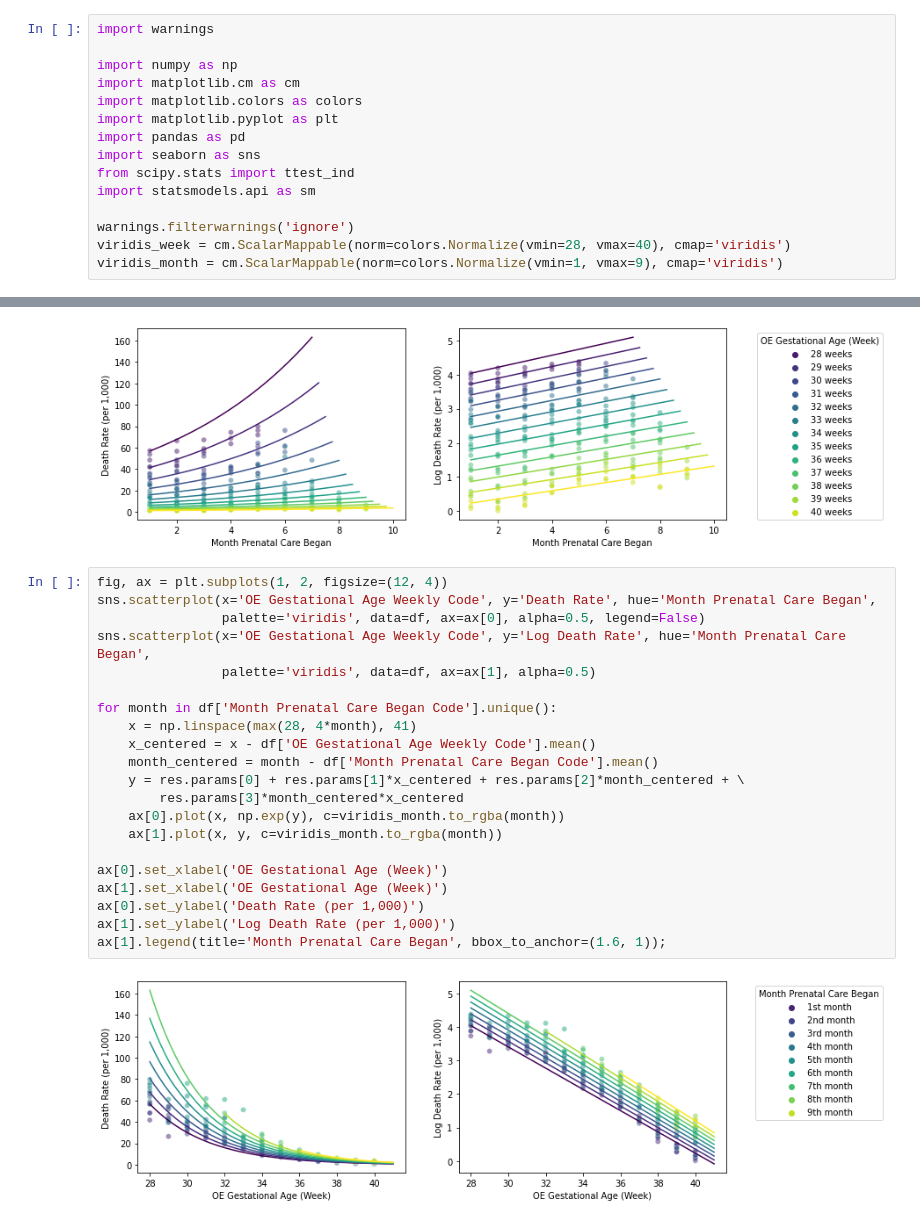
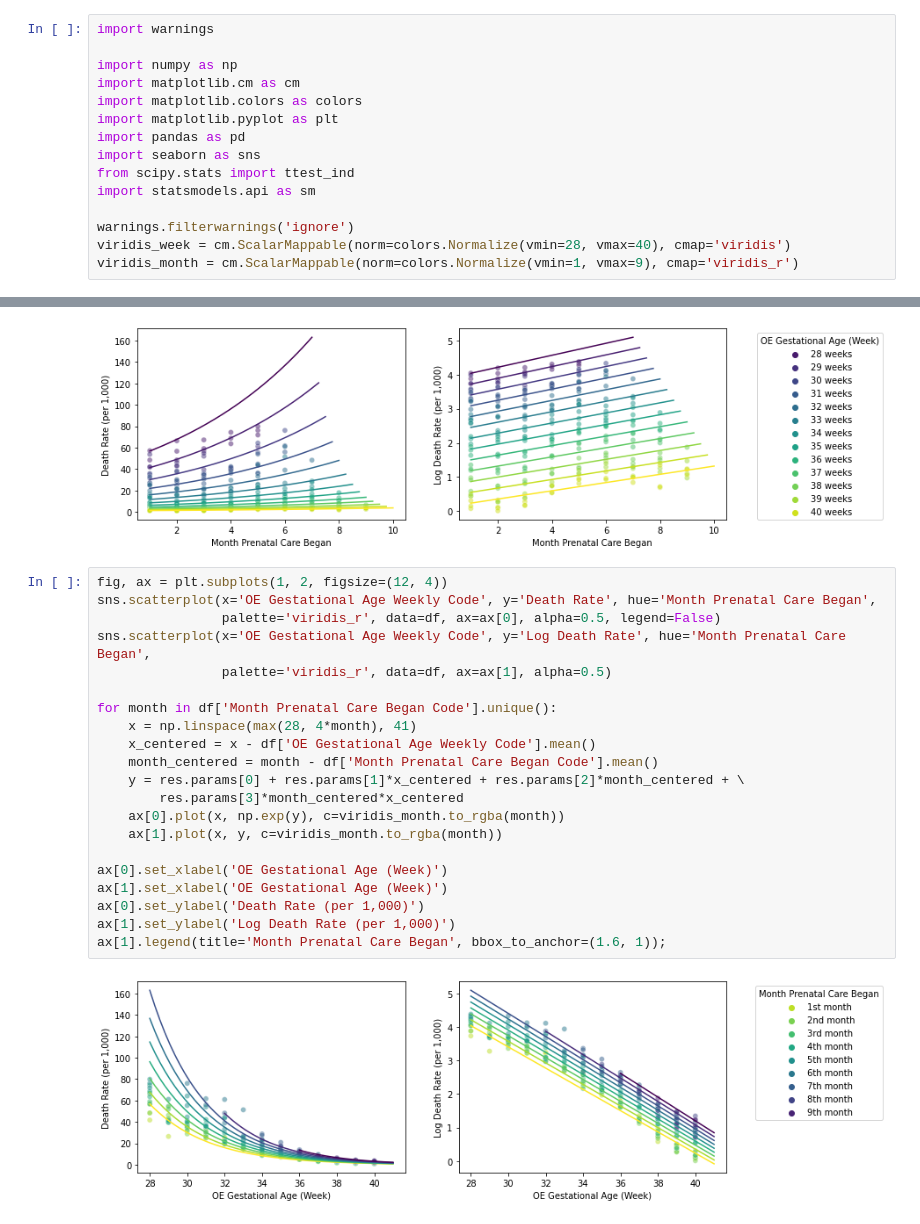
Before and after one commit to kels271828/ds4a, a Jupyter notebook: notebooks/models/death_rate.ipynb, the cells around one changed output, grey strips where cells are left out. Saved outputs shown, nothing was run; the diff lists cells and outputs as text.

Commit message:
change viridis order, dpi

```diff
--- a/notebooks/models/death_rate.ipynb
+++ b/notebooks/models/death_rate.ipynb
@@ -18,7 +18,7 @@ import statsmodels.api as sm
 
 warnings.filterwarnings('ignore')
 viridis_week = cm.ScalarMappable(norm=colors.Normalize(vmin=28, vmax=40), cmap='viridis')
-viridis_month = cm.ScalarMappable(norm=colors.Normalize(vmin=1, vmax=9), cmap='viridis')
+viridis_month = cm.ScalarMappable(norm=colors.Normalize(vmin=1, vmax=9), cmap='viridis_r')
 # %% [markdown]
 ## Data Cleaning
 # %%
@@ -218,26 +226,26 @@ ax[1].legend(title='OE Gestational Age (Week)', bbox_to_anchor=(1.6, 1));
 # %%
 fig, ax = plt.subplots(1, 2, figsize=(12, 4))
 sns.scatterplot(x='OE Gestational Age Weekly Code', y='Death Rate', hue='Month Prenatal Care Began',
-                palette='viridis', data=df, ax=ax[0], alpha=0.5, legend=False)
+                palette='viridis_r', data=df, ax=ax[0], alpha=0.5, legend=False)
 sns.scatterplot(x='OE Gestational Age Weekly Code', y='Log Death Rate', hue='Month Prenatal Care Began',
-                palette='viridis', data=df, ax=ax[1], alpha=0.5)
+                palette='viridis_r', data=df, ax=ax[1], alpha=0.5)
 
 for month in df['Month Prenatal Care Began Code'].unique():
     x = np.linspace(max(28, 4*month), 41)
     x_centered = x - df['OE Gestational Age Weekly Code'].mean()
     month_centered = month - df['Month Prenatal Care Began Code'].mean()
     y = res.params[0] + res.params[1]*x_centered + res.params[2]*month_centered + \
         res.params[3]*month_centered*x_centered
     ax[0].plot(x, np.exp(y), c=viridis_month.to_rgba(month))
     ax[1].plot(x, y, c=viridis_month.to_rgba(month))
 
 ax[0].set_xlabel('OE Gestational Age (Week)')
 ax[1].set_xlabel('OE Gestational Age (Week)')
 ax[0].set_ylabel('Death Rate (per 1,000)')
 ax[1].set_ylabel('Log Death Rate (per 1,000)')
 ax[1].legend(title='Month Prenatal Care Began', bbox_to_anchor=(1.6, 1));
 # %% [output]
-[figure, old version]
+[figure, new version]
 # %%
 model_me = sm.MixedLM(df['Log Death Rate'].values, # dependent variable
                       df['Month Centered'].values, # fixed effects covariates
```
Also changed, not shown: parts of 7 cells of this notebook.
